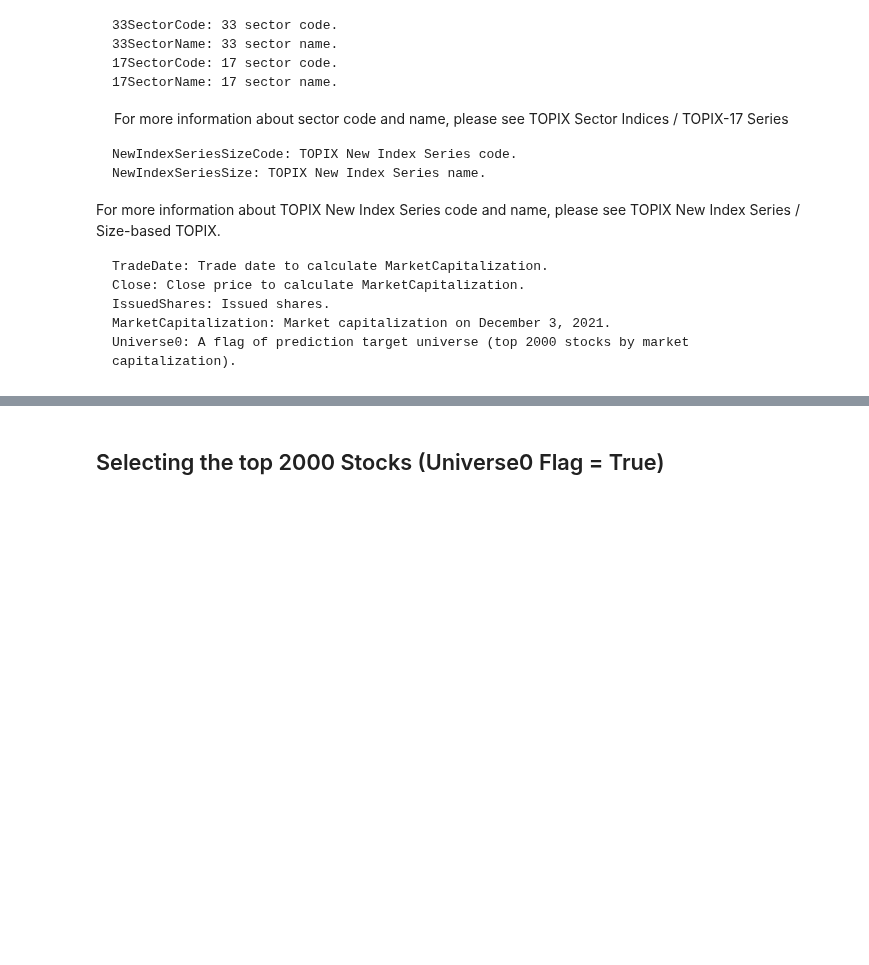
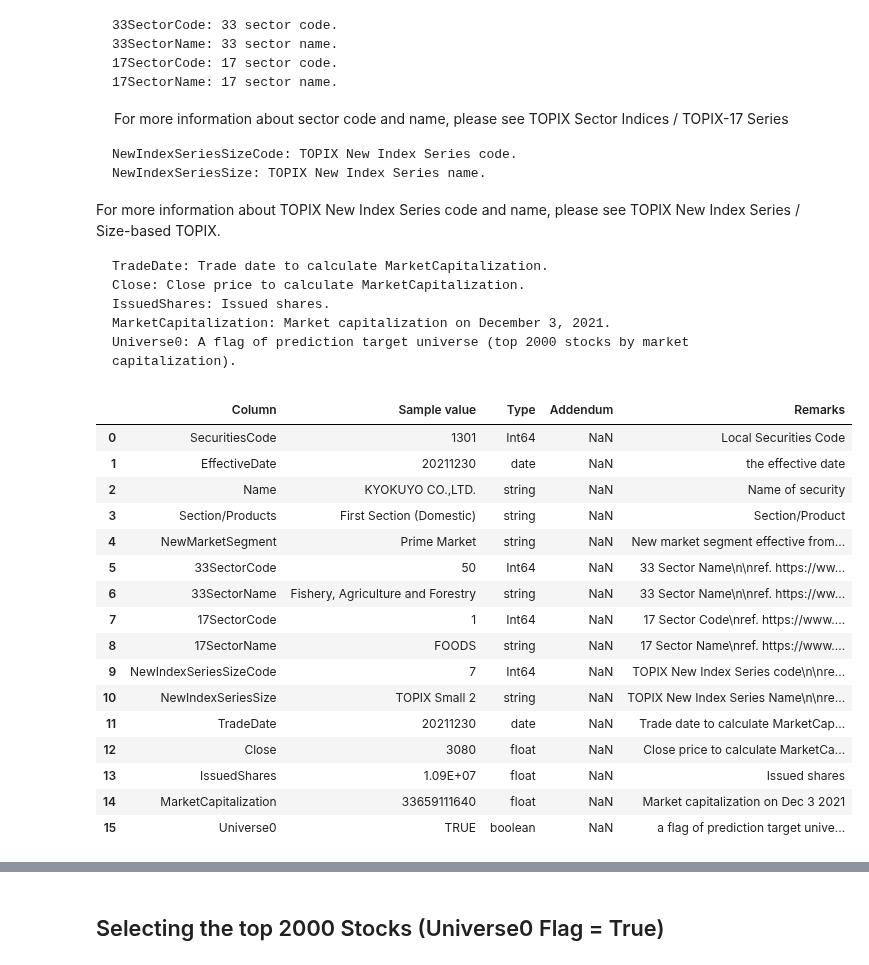
Before and after one commit to GariZabaleta/jpx-tokyo-stock-exchange-prediction, a Jupyter notebook: jpx-prediction.ipynb, the cells around one changed output, grey strips where cells are left out. Saved outputs shown, nothing was run; the diff lists cells and outputs as text; code cells hidden in the pictures; blank space fills up the shorter version.

Commit message:
Kaggle Notebook | JPX_Prediction | Cosmetic refinement

```diff
--- a/jpx-prediction.ipynb
+++ b/jpx-prediction.ipynb
@@ -13,3 +13,5 @@ import warnings
 warnings.filterwarnings('ignore')
 
 pd.set_option('display.max_columns', None)
+pd.set_option('display.max_rows', 25)
+pd.set_option('display.max_colwidth', 3000)
@@ -71,11 +144,10 @@ Wall time: 10.6 s
 # %% [markdown]
 **Suplemental files**
 # %%
-financials_info = pd.read_csv("/kaggle/input/jpx-tokyo-stock-exchange-prediction/supplemental_files/financials.csv")
-options_info = pd.read_csv("/kaggle/input/jpx-tokyo-stock-exchange-prediction/supplemental_files/options.csv")
-secondary_stock_prices_info = pd.read_csv("/kaggle/input/jpx-tokyo-stock-exchange-prediction/supplemental_files/secondary_stock_prices.csv")
-stock_prices_info = pd.read_csv("//kaggle/input/jpx-tokyo-stock-exchange-prediction/supplemental_files/secondary_stock_prices.csv")
-trades_info = pd.read_csv("/kaggle/input/jpx-tokyo-stock-exchange-prediction/supplemental_files/trades.csv")
-stocks_info = pd.read_csv("/kaggle/input/jpx-tokyo-stock-exchange-prediction/supplemental_files/stock_prices.csv")
+financials_info = pd.read_csv("/kaggle/input/jpx-tokyo-stock-exchange-prediction/data_specifications/stock_fin_spec.csv")
+options_info = pd.read_csv("/kaggle/input/jpx-tokyo-stock-exchange-prediction/data_specifications/options_spec.csv")
+stock_prices_info = pd.read_csv("/kaggle/input/jpx-tokyo-stock-exchange-prediction/data_specifications/stock_price_spec.csv")
+trades_info = pd.read_csv("/kaggle/input/jpx-tokyo-stock-exchange-prediction/data_specifications/trades_spec.csv")
+stocks_info = pd.read_csv("/kaggle/input/jpx-tokyo-stock-exchange-prediction/data_specifications/stock_list_spec.csv")
 # %% [markdown]
 ## 0. Utils
@@ -504,5 +567,25 @@ For more information about TOPIX New Index Series code and name, please see TOPI
     IssuedShares: Issued shares.
     MarketCapitalization: Market capitalization on December 3, 2021.
     Universe0: A flag of prediction target universe (top 2000 stocks by market capitalization).
+# %%
+display(stocks_info)
+# %% [output]
+|  | Column | Sample value | Type | Addendum | Remarks |
+| 0 | SecuritiesCode | 1301 | Int64 | NaN | Local Securities Code |
+| 1 | EffectiveDate | 20211230 | date | NaN | the effective date |
+| 2 | Name | KYOKUYO CO.,LTD. | string | NaN | Name of security |
+| 3 | Section/Products | First Section (Domestic) | string | NaN | Section/Product |
+| 4 | NewMarketSegment | Prime Market | string | NaN | New market segment effective from... |
+| 5 | 33SectorCode | 50 | Int64 | NaN | 33 Sector Name\n\nref. https://ww... |
+| 6 | 33SectorName | Fishery, Agriculture and Forestry | string | NaN | 33 Sector Name\n\nref. https://ww... |
+| 7 | 17SectorCode | 1 | Int64 | NaN | 17 Sector Code\nref. https://www.... |
+| 8 | 17SectorName | FOODS | string | NaN | 17 Sector Name\nref. https://www.... |
+| 9 | NewIndexSeriesSizeCode | 7 | Int64 | NaN | TOPIX New Index Series code\n\nre... |
+| 10 | NewIndexSeriesSize | TOPIX Small 2 | string | NaN | TOPIX New Index Series Name\n\nre... |
+| 11 | TradeDate | 20211230 | date | NaN | Trade date to calculate MarketCap... |
+| 12 | Close | 3080 | float | NaN | Close price to calculate MarketCa... |
+| 13 | IssuedShares | 1.09E+07 | float | NaN | Issued shares |
+| 14 | MarketCapitalization | 33659111640 | float | NaN | Market capitalization on Dec 3 2021 |
+| 15 | Universe0 | TRUE | boolean | NaN | a flag of prediction target unive... |
 # %%
 display(stocks_df.head(5))
```
Also changed, not shown: parts of 94 cells of this notebook.
